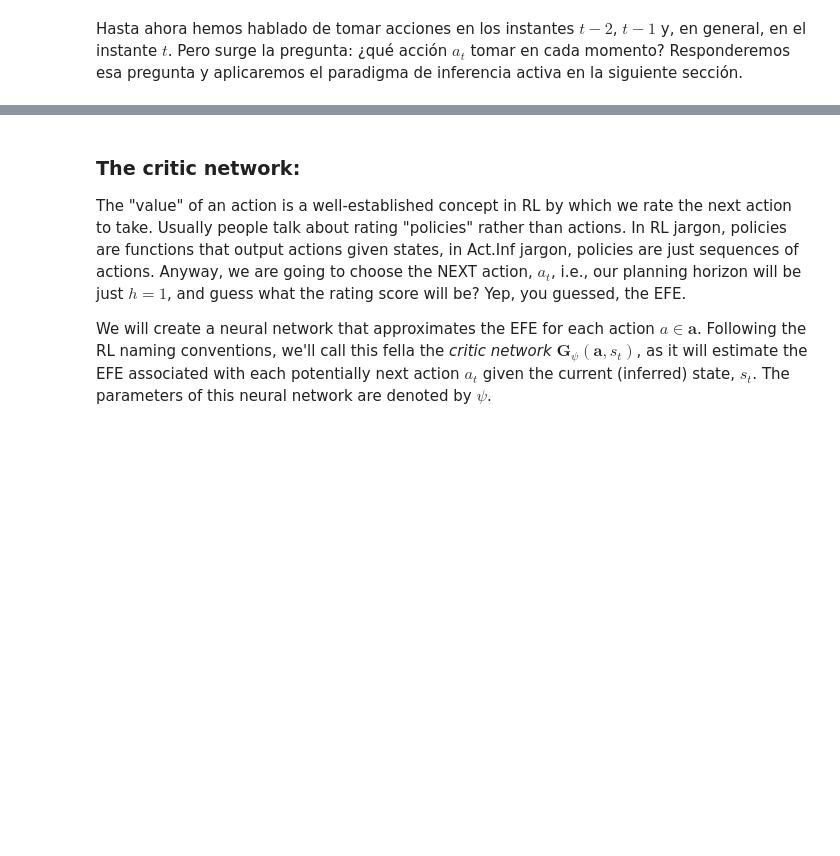
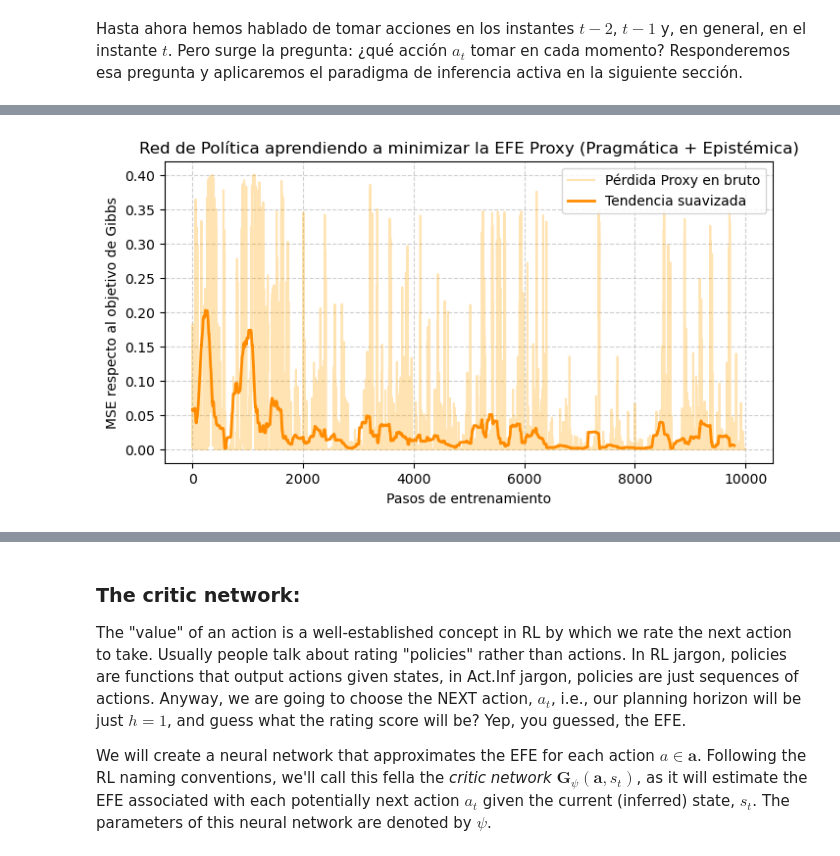
Before and after one commit to QwertyJacob/deep_active_inference_tutorial, a Jupyter notebook: esp_undergrad.ipynb, the cells around one changed output, grey strips where cells are left out. Cells and saved outputs as stored; diff of their text form; code cells hidden in the pictures; blank space fills up the shorter version.

```diff
--- a/esp_undergrad.ipynb
+++ b/esp_undergrad.ipynb
@@ -2008,0 +1910,80 @@ In the next cell we will replace this proxy with the learned Critic Net.
+# %%
+# =============================================================================
+# ENTRENAMIENTO INDEPENDIENTE DE LA POLÍTICA CON EFE PROXY
+# =============================================================================
+# Dejamos al agente deambular aleatoriamente mientras la Red de Política
+# se supervisa para ajustarse a la distribución de Gibbs del EFE proxy.
+# Esta es exactamente la misma lógica que se usará después con el Crítico aprendido.
+
+zeta_proxy = 2.0
+policy_net = PolicyNet(state_dim=2, num_actions=5).to(device)
+policy_optimizer = optim.Adam(policy_net.parameters(), lr=0.01)
+
+# Reiniciamos el entorno
+env = GridWorld(size=10)
+obs, true_s = env.reset()
+last_action = 0
+
+proxy_losses = []
+print("Entrenando la Red de Política con EFE Proxy (pragmática + epistémica)...\n")
+
+for step in range(1, 10001):
+
+    # 1. Inferimos el estado actual con la Red del Posterior ya entrenada
+    obs_tensor = torch.FloatTensor(obs).unsqueeze(0).to(device)
+    action_oh = F.one_hot(torch.tensor([last_action]), num_classes=5).float().to(device)
+    with torch.no_grad():
+        inferred_state = posterior_net(obs_tensor, action_oh).cpu().numpy()[0]
+
+    # 2. Calculamos el vector EFE proxy (la "señal docente")
+    proxy_efe_vec = compute_proxy_efe(inferred_state, env.goal_location)
+    proxy_efe_tensor = torch.FloatTensor(proxy_efe_vec).unsqueeze(0).to(device)
+
+    # 3. Probabilidades objetivo = distribución de Gibbs del proxy
+    target_probs = F.softmax(-zeta_proxy * proxy_efe_tensor, dim=-1)
+
+    # 4. Probabilidades actuales de la política
+    state_tensor = torch.FloatTensor(inferred_state).unsqueeze(0).to(device)
+    logits = policy_net(state_tensor)
+    current_probs = F.softmax(logits, dim=-1)
+
+    # 5. Pérdida = hacer que la política se ajuste a la distribución de Gibbs del proxy
+    policy_loss = F.mse_loss(current_probs, target_probs)
+
+    policy_optimizer.zero_grad()
+    policy_loss.backward()
+    policy_optimizer.step()
+
+    proxy_losses.append(policy_loss.item())
+
+    # 6. Tomamos una acción aleatoria (exploración pura del espacio de estados)
+    action = np.random.choice(env.action_space_size)
+    obs, true_s = env.step(action)
+    last_action = action
+
+    if step % 200 == 0:
+        best_action = np.argmin(proxy_efe_vec)
+        print(f"Paso {step:<5} | "
+              f"EFE Proxy: {proxy_efe_vec.round(2)} | "
+              f"Mejor acción: {best_action} | "
+              f"Pérdida política: {policy_loss.item():.4f}")
+
+# =============================================================================
+# Graficamos la convergencia
+# =============================================================================
+smoothed_proxy = moving_average(proxy_losses, window_size=200)
+
+plt.figure(figsize=(8, 4))
+plt.plot(proxy_losses, alpha=0.3, color='orange', label='Pérdida Proxy en bruto')
+plt.plot(smoothed_proxy, color='darkorange', linewidth=2, label='Tendencia suavizada')
+plt.title("Red de Política aprendiendo a minimizar la EFE Proxy (Pragmática + Epistémica)")
+plt.xlabel("Pasos de entrenamiento")
+plt.ylabel("MSE respecto al objetivo de Gibbs")
+plt.legend()
+plt.grid(True, linestyle='--', alpha=0.6)
+plt.show()
+
+print("\n¡La Red de Política ya está entrenada con el proxy! Prefiere los movimientos hacia (9,9) "
+      "y ocasionalmente toma la acción Pista (impulso epistémico).")
+print("En la siguiente celda reemplazaremos este proxy con la Red Crítico aprendida.")
+# %% [output]
@@ -2008,0 +2007 @@ In the next cell we will replace this proxy with the learned Critic Net.
+[figure, added]
```
Also changed, not shown: parts of 16 cells of this notebook.
